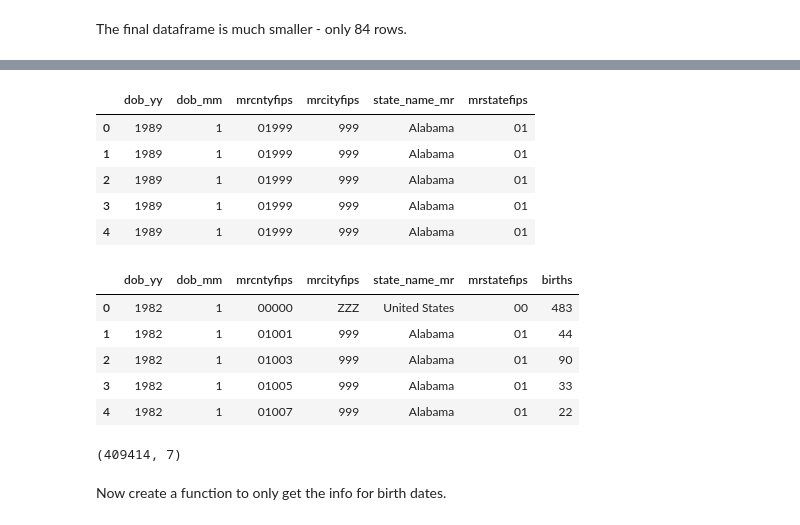
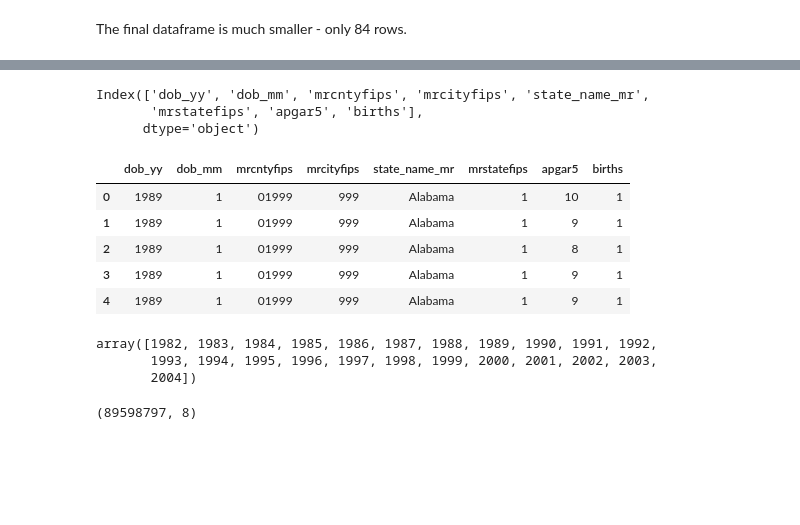
Before and after one commit to tvhahn/cdc-birth-data, a Jupyter notebook: notebooks/1.0-explore-apgar.ipynb, the cells around one changed output, grey strips where cells are left out. Saved outputs shown, nothing was run; the diff lists cells and outputs as text; code cells hidden in the pictures; blank space fills up the shorter version.

Commit message:
update for apgar

```diff
--- a/notebooks/1.0-explore-apgar.ipynb
+++ b/notebooks/1.0-explore-apgar.ipynb
@@ -484,26 +339,33 @@ Wall time: 1min 22s
 # %%
-df.head()
+df.columns
 # %% [output]
-|  | dob_yy | dob_mm | mrcntyfips | mrcityfips | state_name_mr | mrstatefips |
-| 0 | 1989 | 1 | 01999 | 999 | Alabama | 01 |
-| 1 | 1989 | 1 | 01999 | 999 | Alabama | 01 |
-| 2 | 1989 | 1 | 01999 | 999 | Alabama | 01 |
-| 3 | 1989 | 1 | 01999 | 999 | Alabama | 01 |
-| 4 | 1989 | 1 | 01999 | 999 | Alabama | 01 |
+Index(['dob_yy', 'dob_mm', 'mrcntyfips', 'mrcityfips', 'state_name_mr',
+       'mrstatefips', 'apgar5', 'births'],
+      dtype='object')
-# %%
-# create a birth count for each unique geo and date
-# this should reduce the size of the df significantly
-df['births'] = np.ones(df.shape[0])
-df = df.groupby(list(df.columns)[:-1], as_index=False).count().sort_values(by=['dob_yy','dob_mm'])
-df.head()
-# %% [output]
-|  | dob_yy | dob_mm | mrcntyfips | mrcityfips | state_name_mr | mrstatefips | births |
-| 0 | 1982 | 1 | 00000 | ZZZ | United States | 00 | 483 |
-| 1 | 1982 | 1 | 01001 | 999 | Alabama | 01 | 44 |
-| 2 | 1982 | 1 | 01003 | 999 | Alabama | 01 | 90 |
-| 3 | 1982 | 1 | 01005 | 999 | Alabama | 01 | 33 |
-| 4 | 1982 | 1 | 01007 | 999 | Alabama | 01 | 22 |
+# %%
+# load the data
+root_dir = Path.cwd().parent
+data_file = "birth_geo_births_ind_test.csv.gz"
+
+dtype_dict = {'dob_yy':int, 'dob_mm':int, 'mrcntyfips':str, 'mrcityfips':str, 'state_name_mr':str,
+       'mrstatefips':int, 'apgar5':int, 'births':int}
+
+df = pd.read_csv(root_dir / data_file, compression='gzip', dtype=dtype_dict)
+df.head()
+# %% [output]
+|  | dob_yy | dob_mm | mrcntyfips | mrcityfips | state_name_mr | mrstatefips | apgar5 | births |
+| 0 | 1989 | 1 | 01999 | 999 | Alabama | 1 | 10 | 1 |
+| 1 | 1989 | 1 | 01999 | 999 | Alabama | 1 | 9 | 1 |
+| 2 | 1989 | 1 | 01999 | 999 | Alabama | 1 | 8 | 1 |
+| 3 | 1989 | 1 | 01999 | 999 | Alabama | 1 | 9 | 1 |
+| 4 | 1989 | 1 | 01999 | 999 | Alabama | 1 | 9 | 1 |
+# %%
+np.sort(df['dob_yy'].unique())
+# %% [output]
+array([1982, 1983, 1984, 1985, 1986, 1987, 1988, 1989, 1990, 1991, 1992,
+       1993, 1994, 1995, 1996, 1997, 1998, 1999, 2000, 2001, 2002, 2003,
+       2004])
 # %%
 df.shape
 # %% [output]
-(409414, 7)
+(89598797, 8)
@@ -516,2 +371,0 @@ if save_csv:
-# %% [markdown]
-Now create a function to only get the info for birth dates.
```
Also changed, not shown: parts of 15 cells of this notebook, 1 other file.
